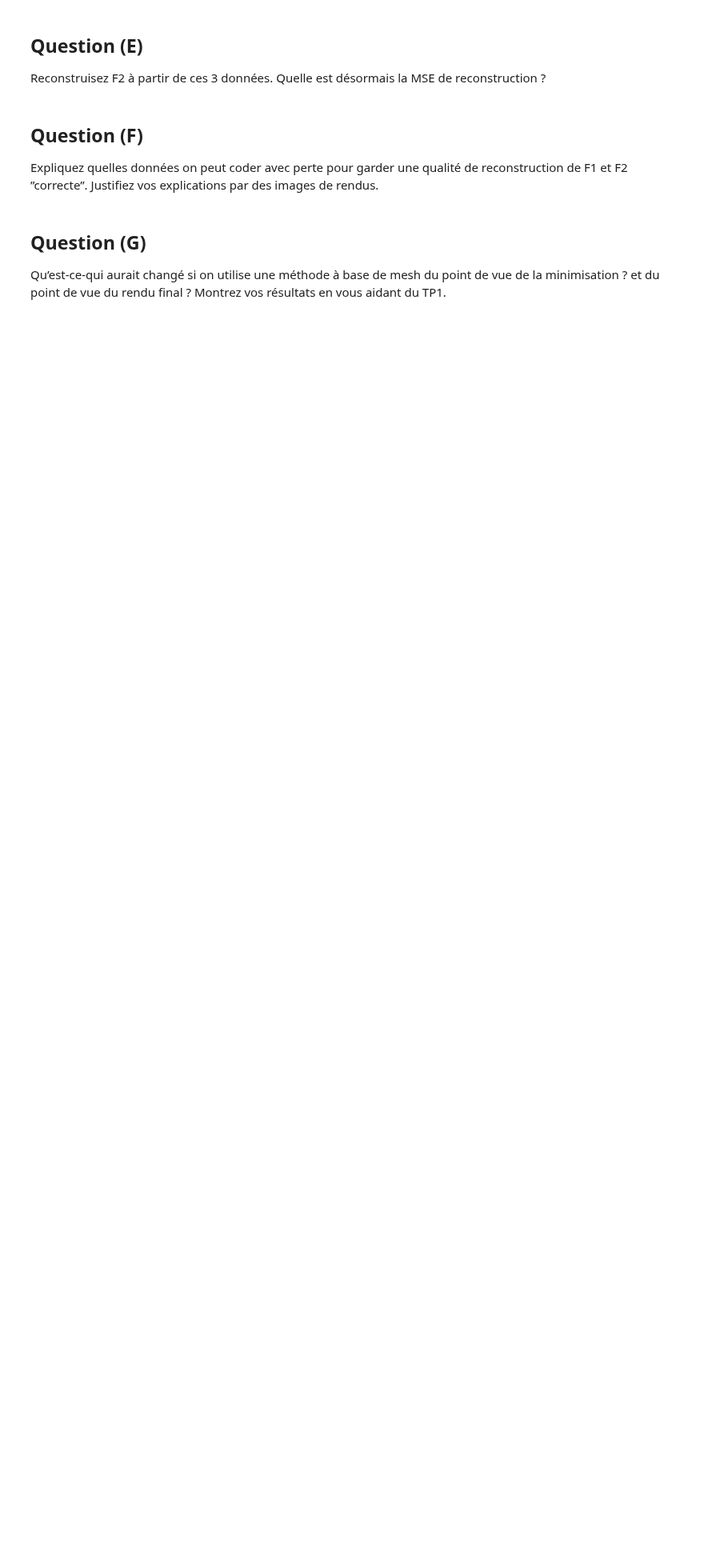
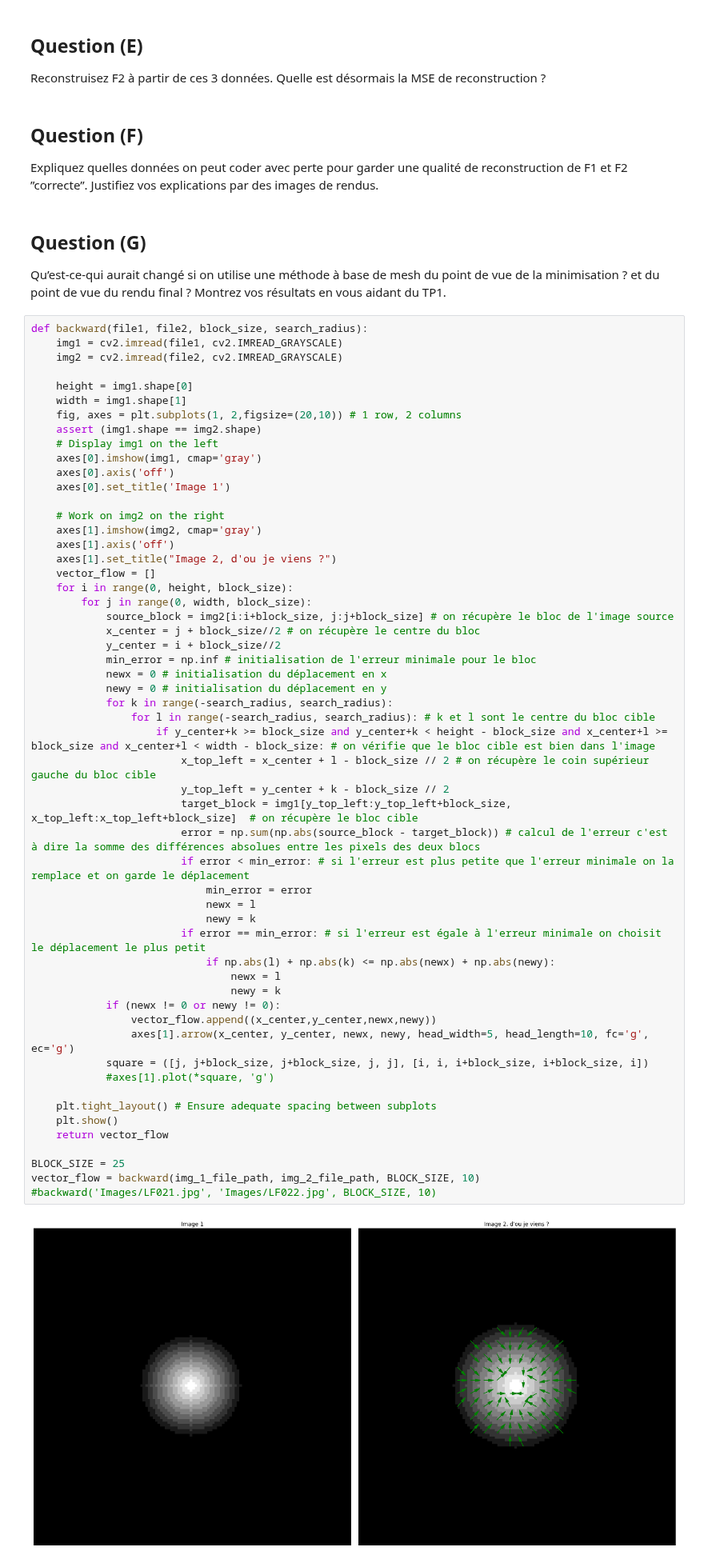
Before and after one commit to Bast-94/cv-practical-works-2023, a Jupyter notebook: tp2/notebook.ipynb, the cells around one changed output. Shown at 80% size. Cells and saved outputs as stored; diff of their text form; blank space fills up the shorter version.

```diff
--- a/tp2/notebook.ipynb
+++ b/tp2/notebook.ipynb
@@ -282,3 +314,60 @@ qualité de reconstruction de F1 et F2 ”correcte”. Justifiez vos explication
 # %% [markdown]
 ## **Question (G)**
 Qu’est-ce-qui aurait changé si on utilise une méthode à base de mesh du point de vue de la minimisation ? et du point de vue du rendu final ? Montrez vos résultats en vous aidant du TP1.
+# %%
+def backward(file1, file2, block_size, search_radius):
+    img1 = cv2.imread(file1, cv2.IMREAD_GRAYSCALE)
+    img2 = cv2.imread(file2, cv2.IMREAD_GRAYSCALE)
+
+    height = img1.shape[0]
+    width = img1.shape[1]
+    fig, axes = plt.subplots(1, 2,figsize=(20,10)) # 1 row, 2 columns
+    assert (img1.shape == img2.shape)
+    # Display img1 on the left
+    axes[0].imshow(img1, cmap='gray')
+    axes[0].axis('off')
+    axes[0].set_title('Image 1')
+
+    # Work on img2 on the right
+    axes[1].imshow(img2, cmap='gray')
+    axes[1].axis('off')
+    axes[1].set_title("Image 2, d'ou je viens ?")
+    vector_flow = []
+    for i in range(0, height, block_size):
+        for j in range(0, width, block_size):
+            source_block = img2[i:i+block_size, j:j+block_size] # on récupère le bloc de l'image source
+            x_center = j + block_size//2 # on récupère le centre du bloc
+            y_center = i + block_size//2
+            min_error = np.inf # initialisation de l'erreur minimale pour le bloc
+            newx = 0 # initialisation du déplacement en x
+            newy = 0 # initialisation du déplacement en y
+            for k in range(-search_radius, search_radius):
+                for l in range(-search_radius, search_radius): # k et l sont le centre du bloc cible
+                    if y_center+k >= block_size and y_center+k < height - block_size and x_center+l >= block_size and x_center+l < width - block_size: # on vérifie que le bloc cible est bien dans l'image
+                        x_top_left = x_center + l - block_size // 2 # on récupère le coin supérieur gauche du bloc cible
+                        y_top_left = y_center + k - block_size // 2
+                        target_block = img1[y_top_left:y_top_left+block_size, x_top_left:x_top_left+block_size]  # on récupère le bloc cible
+                        error = np.sum(np.abs(source_block - target_block)) # calcul de l'erreur c'est à dire la somme des différences absolues entre les pixels des deux blocs
+                        if error < min_error: # si l'erreur est plus petite que l'erreur minimale on la remplace et on garde le déplacement
+                            min_error = error
+                            newx = l
+                            newy = k
+                        if error == min_error: # si l'erreur est égale à l'erreur minimale on choisit le déplacement le plus petit
+                            if np.abs(l) + np.abs(k) <= np.abs(newx) + np.abs(newy):
+                                newx = l
+                                newy = k
+            if (newx != 0 or newy != 0):
+                vector_flow.append((x_center,y_center,newx,newy))
+                axes[1].arrow(x_center, y_center, newx, newy, head_width=5, head_length=10, fc='g', ec='g')
+            square = ([j, j+block_size, j+block_size, j, j], [i, i, i+block_size, i+block_size, i])
+            #axes[1].plot(*square, 'g')
+
+    plt.tight_layout() # Ensure adequate spacing between subplots
+    plt.show()
+    return vector_flow
+
+BLOCK_SIZE = 25
+vector_flow = backward(img_1_file_path, img_2_file_path, BLOCK_SIZE, 10)
+#backward('Images/LF021.jpg', 'Images/LF022.jpg', BLOCK_SIZE, 10)
+# %% [output]
+[figure, added]
```
Also changed, not shown: parts of 12 cells of this notebook.
